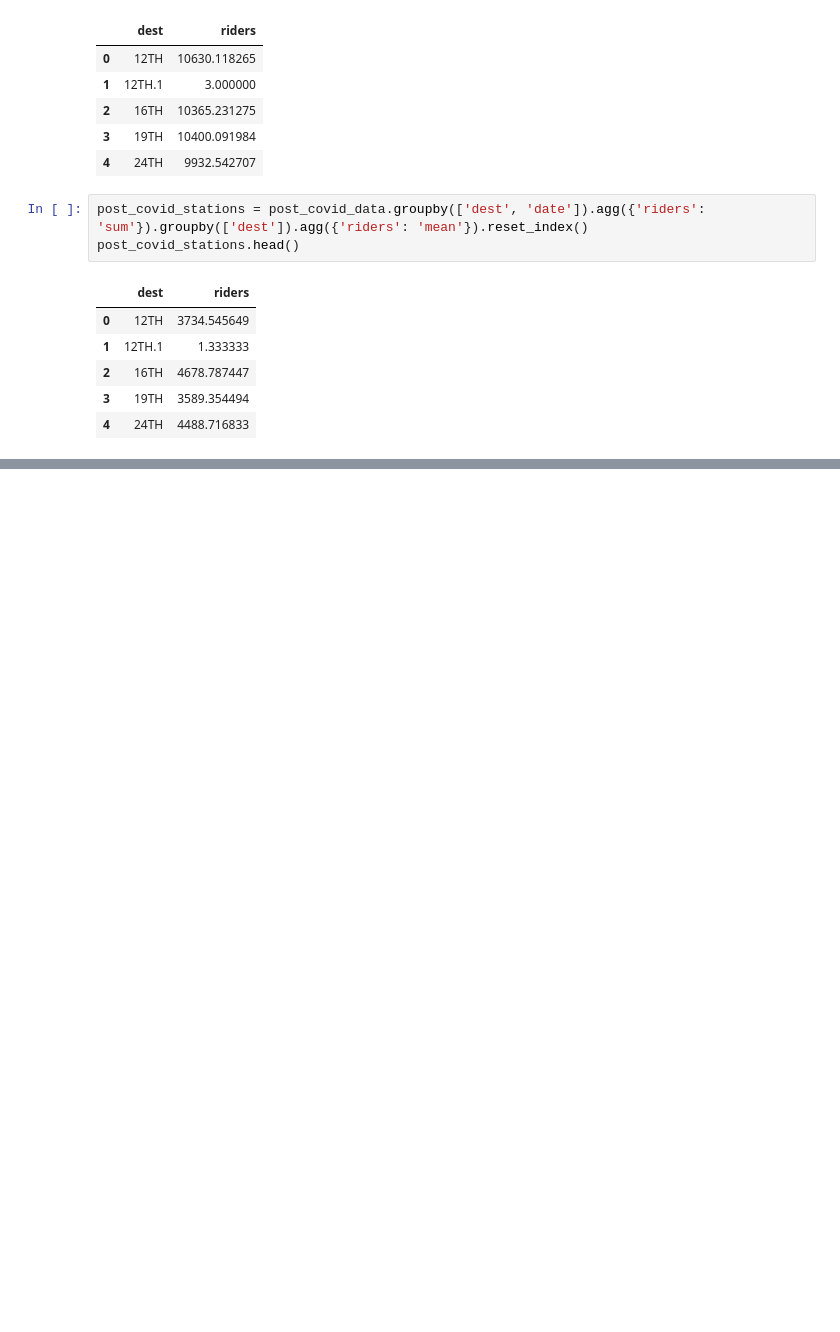
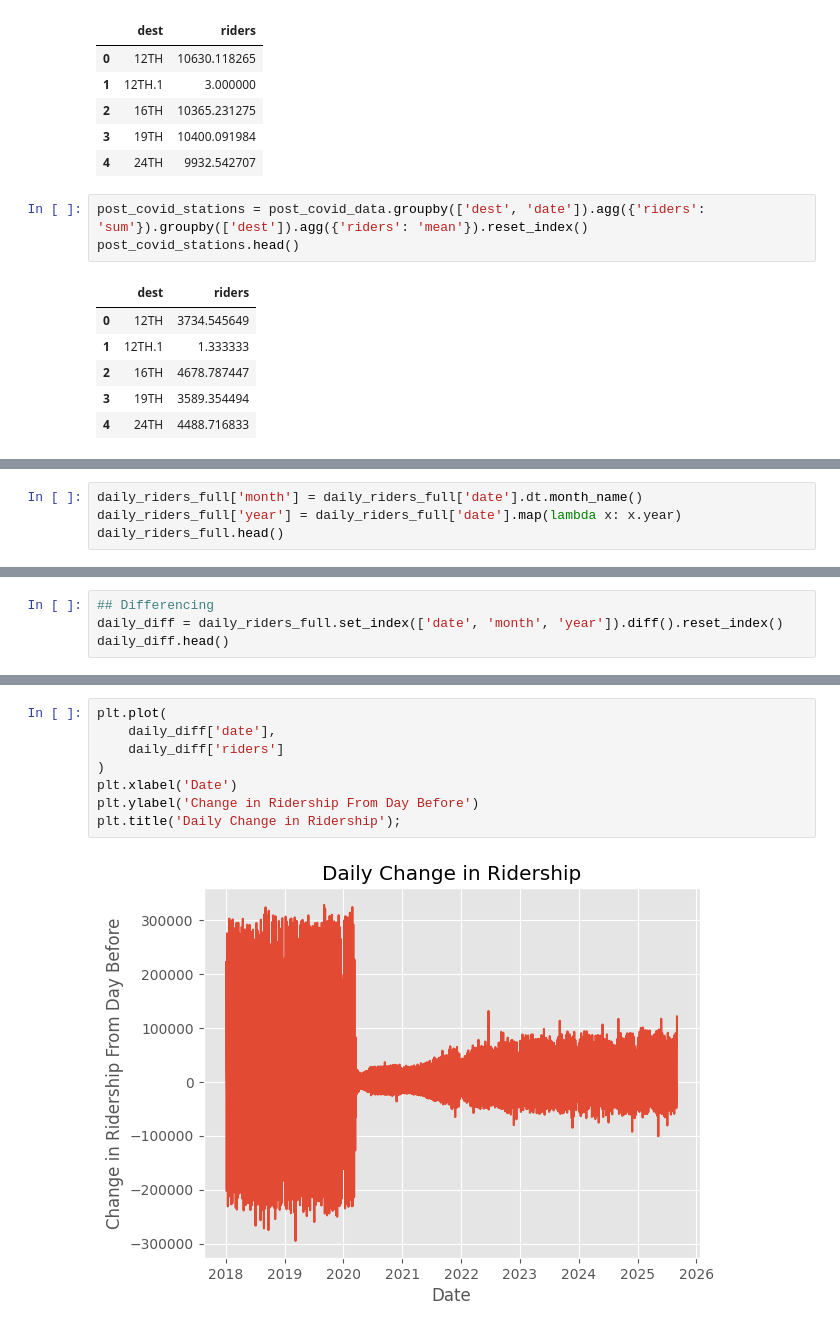
Before and after one commit to Hackquantumcpp/bart_ridership_analysis, a Jupyter notebook: 01-analysis.ipynb, the cells around one changed output, grey strips where cells are left out. Saved outputs shown, nothing was run; the diff lists cells and outputs as text; blank space fills up the shorter version.

```diff
--- a/01-analysis.ipynb
+++ b/01-analysis.ipynb
@@ -586,0 +596,4 @@ plt.legend();
+# %%
+daily_riders_full['month'] = daily_riders_full['date'].dt.month_name()
+daily_riders_full['year'] = daily_riders_full['date'].map(lambda x: x.year)
+daily_riders_full.head()
@@ -586,0 +607,4 @@ plt.legend();
+# %%
+## Differencing
+daily_diff = daily_riders_full.set_index(['date', 'month', 'year']).diff().reset_index()
+daily_diff.head()
@@ -586,0 +618,10 @@ plt.legend();
+# %%
+plt.plot(
+    daily_diff['date'],
+    daily_diff['riders']
+)
+plt.xlabel('Date')
+plt.ylabel('Change in Ridership From Day Before')
+plt.title('Daily Change in Ridership');
+# %% [output]
+[figure, added]
```
Also changed, not shown: parts of 11 cells of this notebook.
